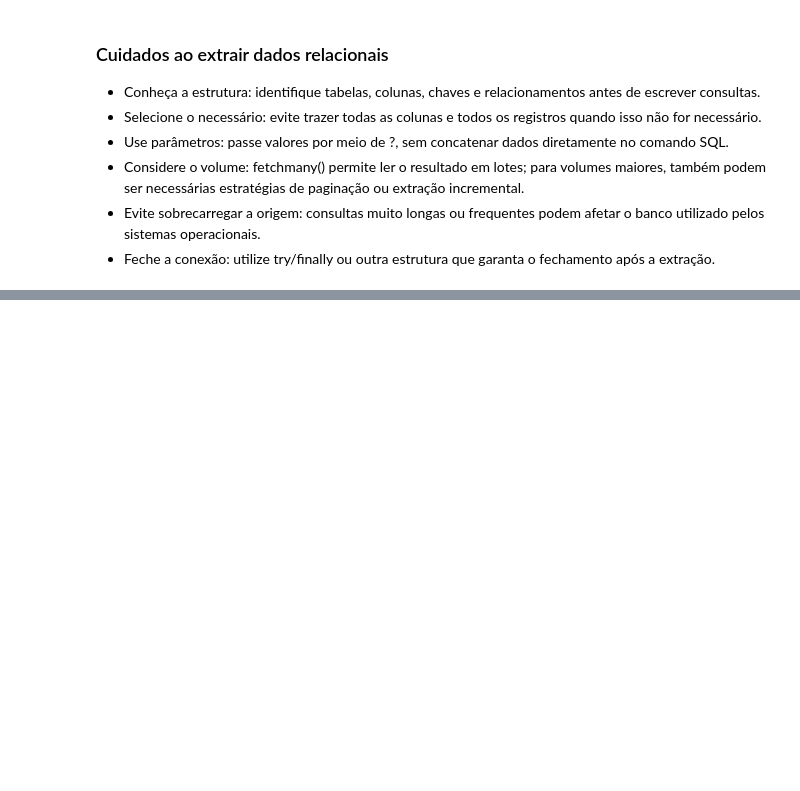
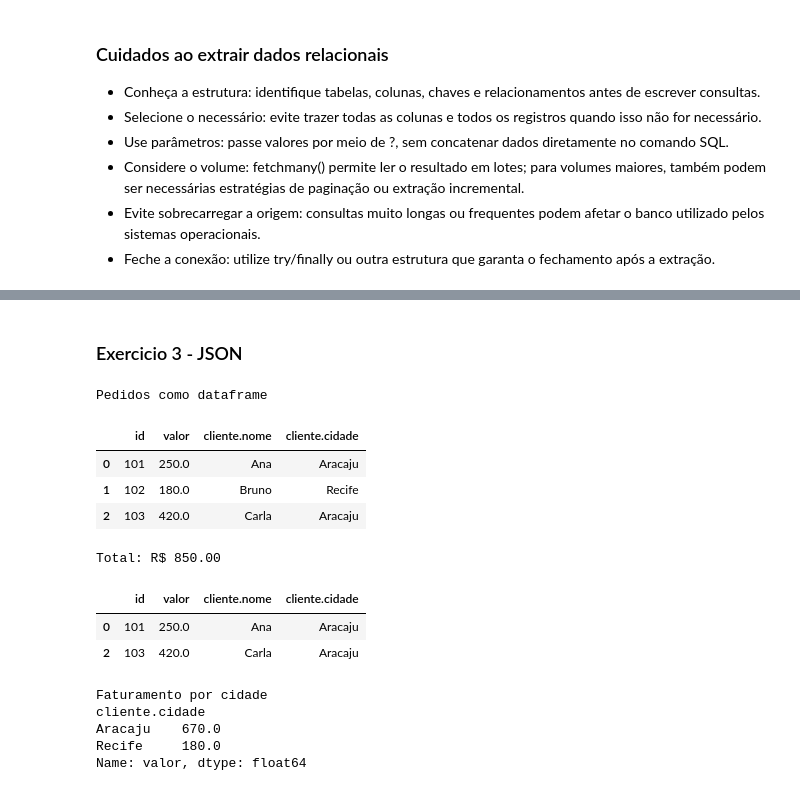
Before and after one commit to ladata-ufs/XII-SEMAC-ENGENHARIA-DADOS-DATA-WAREHOUSING, a Jupyter notebook: notebooks/D2/modulo_01_ingestion.ipynb, the cells around one changed output, grey strips where cells are left out. Drawn from its saved outputs; the diff is of its cells as text; code cells hidden in the pictures; blank space fills up the shorter version.

```diff
--- a/notebooks/D2/modulo_01_ingestion.ipynb
+++ b/notebooks/D2/modulo_01_ingestion.ipynb
@@ -599,0 +806,35 @@ Lote 3:
+# %% [markdown]
+### Exercicio 3 - JSON
+# %%
+# Transformar a lista de pedidos em DataFrame achatando os dados do cliente em colunas
+df_pedidos = pd.json_normalize(resposta_api["pedidos"])
+
+print("Pedidos como dataframe")
+display(df_pedidos)
+
+# Calcular o faturamento total dos pedidos
+faturamento_total = df_pedidos["valor"].sum()
+print(f"Total: R$ {faturamento_total:.2f}")
+
+#Identificar quais pedidos foram realizados por clientes de Aracaju
+pedidos_aracaju = df_pedidos.loc[df_pedidos["cliente.cidade"] == "Aracaju"]
+display(pedidos_aracaju)
+
+# (Bônus usando groupby) Faturamento agrupado por cidade
+print("\nFaturamento por cidade")
+print(df_pedidos.groupby("cliente.cidade")["valor"].sum())
+# %% [output]
+Pedidos como dataframe
+|  | id | valor | cliente.nome | cliente.cidade |
+| 0 | 101 | 250.0 | Ana | Aracaju |
+| 1 | 102 | 180.0 | Bruno | Recife |
+| 2 | 103 | 420.0 | Carla | Aracaju |
+Total: R$ 850.00
+|  | id | valor | cliente.nome | cliente.cidade |
+| 0 | 101 | 250.0 | Ana | Aracaju |
+| 2 | 103 | 420.0 | Carla | Aracaju |
+Faturamento por cidade
+cliente.cidade
+Aracaju    670.0
+Recife     180.0
+Name: valor, dtype: float64
```
Also changed, not shown: parts of 27 cells of this notebook, 3 other files.
